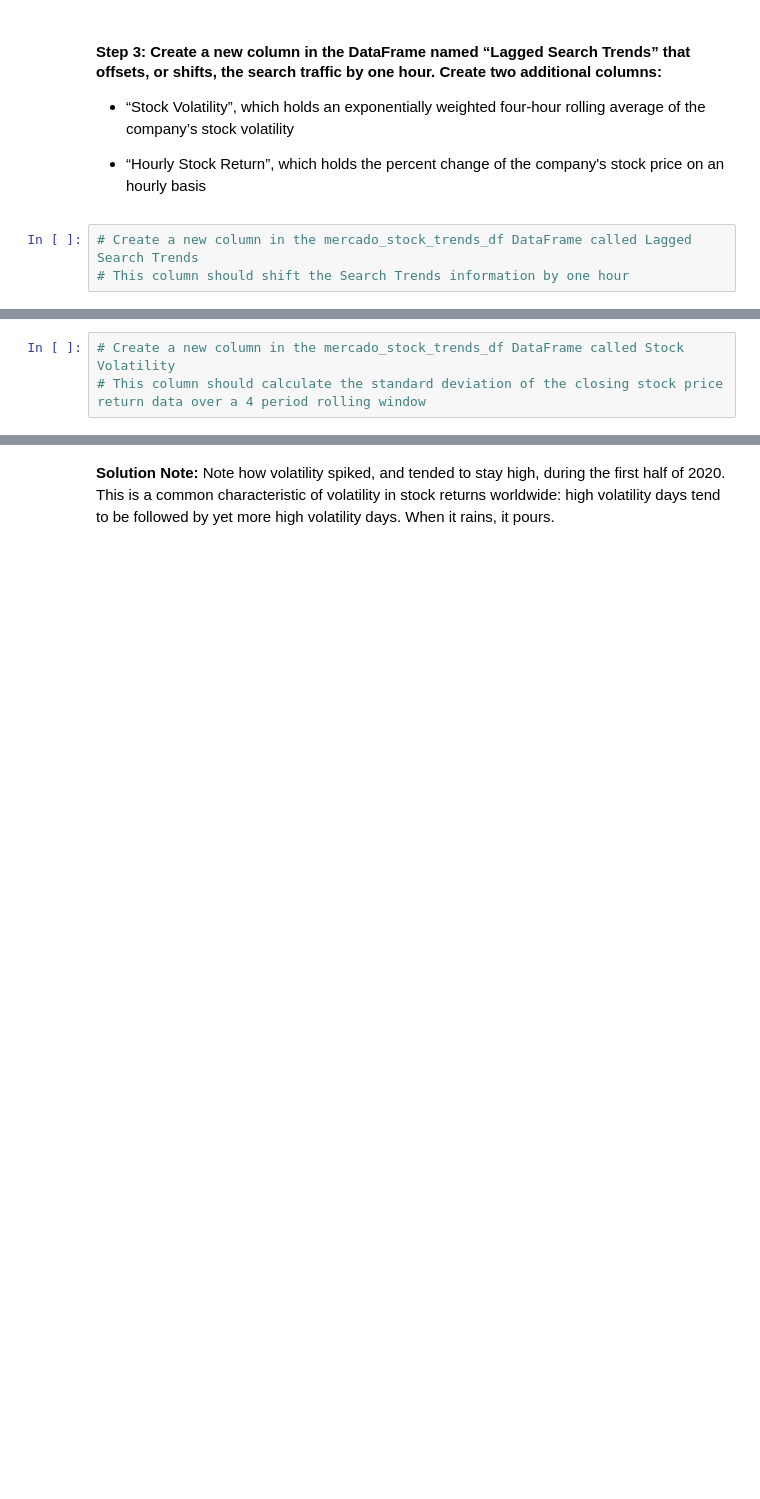
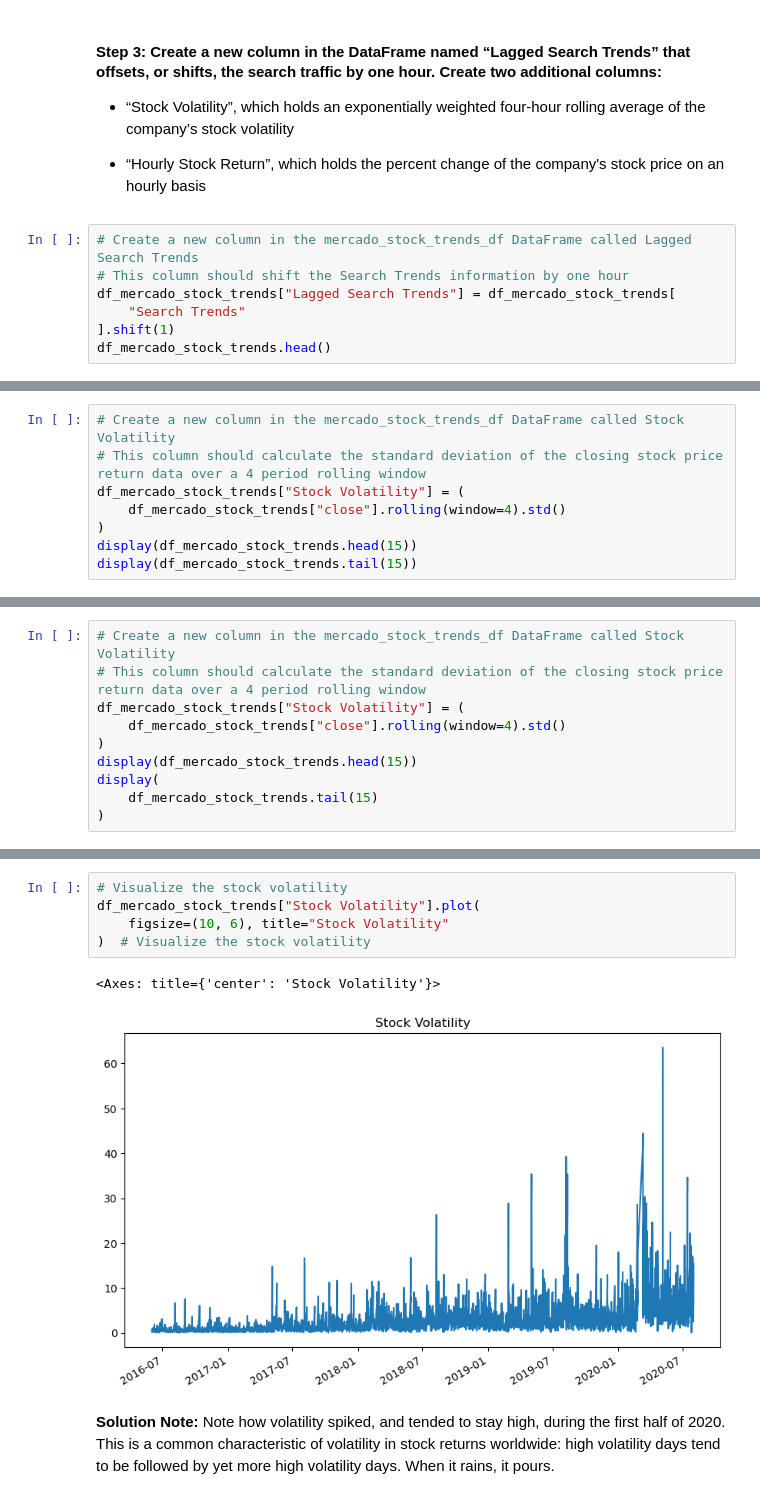
Before and after one commit to silas-ph/prophet-challenge, a Jupyter notebook: forecasting_net_prophet.ipynb, the cells around one changed output, grey strips where cells are left out. Cells and saved outputs as stored; diff of their text form; blank space fills up the shorter version.

```diff
--- a/forecasting_net_prophet.ipynb
+++ b/forecasting_net_prophet.ipynb
@@ -529,3 +500,7 @@ There's one important thing to note: if you zoom in both graphs to the spike aro
 # %%
 # Create a new column in the mercado_stock_trends_df DataFrame called Lagged Search Trends
 # This column should shift the Search Trends information by one hour
+df_mercado_stock_trends["Lagged Search Trends"] = df_mercado_stock_trends[
+    "Search Trends"
+].shift(1)
+df_mercado_stock_trends.head()
@@ -532,3 +514,8 @@ There's one important thing to note: if you zoom in both graphs to the spike aro
 # %%
 # Create a new column in the mercado_stock_trends_df DataFrame called Stock Volatility
 # This column should calculate the standard deviation of the closing stock price return data over a 4 period rolling window
+df_mercado_stock_trends["Stock Volatility"] = (
+    df_mercado_stock_trends["close"].rolling(window=4).std()
+)
+display(df_mercado_stock_trends.head(15))
+display(df_mercado_stock_trends.tail(15))
@@ -536,0 +555,10 @@ There's one important thing to note: if you zoom in both graphs to the spike aro
+# %%
+# Create a new column in the mercado_stock_trends_df DataFrame called Stock Volatility
+# This column should calculate the standard deviation of the closing stock price return data over a 4 period rolling window
+df_mercado_stock_trends["Stock Volatility"] = (
+    df_mercado_stock_trends["close"].rolling(window=4).std()
+)
+display(df_mercado_stock_trends.head(15))
+display(
+    df_mercado_stock_trends.tail(15)
+)
@@ -537,3 +598,11 @@ There's one important thing to note: if you zoom in both graphs to the spike aro
+# %%
+# Visualize the stock volatility
+df_mercado_stock_trends["Stock Volatility"].plot(
+    figsize=(10, 6), title="Stock Volatility"
+)  # Visualize the stock volatility
+# %% [output]
+<Axes: title={'center': 'Stock Volatility'}>
+[figure, added]
 # %% [markdown]
 **Solution Note:** Note how volatility spiked, and tended to stay high, during the first half of 2020. This is a common characteristic of volatility in stock returns worldwide: high volatility days tend to be followed by yet more high volatility days. When it rains, it pours.
 # %%
```
Also changed, not shown: parts of 28 cells of this notebook.
